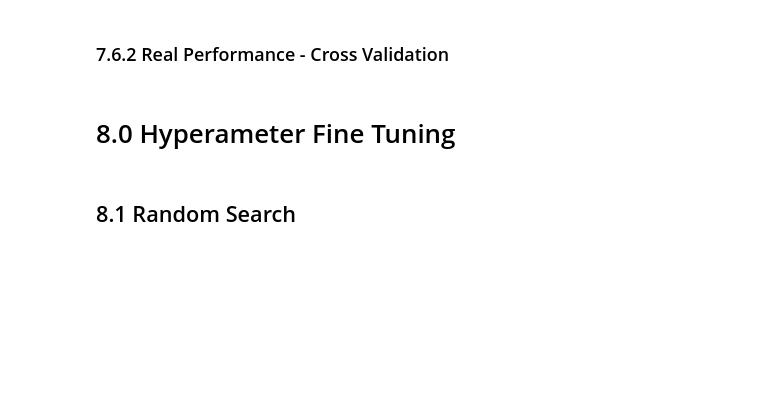
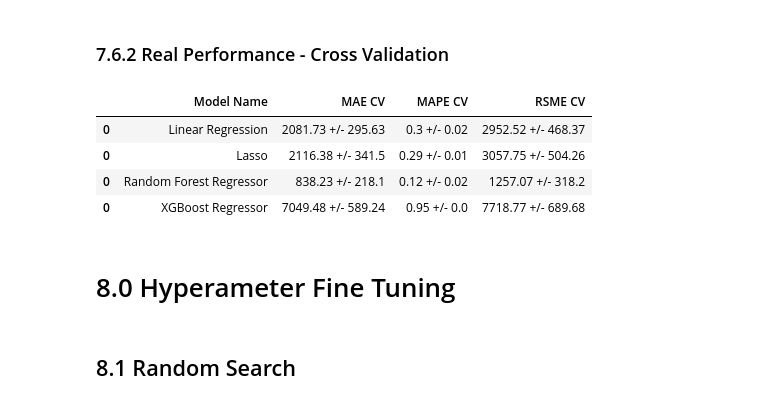
Before and after one commit to jefslima/Rossmann-Store-Prediction, a Jupyter notebook: Rossmann_Store_Sales_M09-10.ipynb, the cells around one changed output. Cells and saved outputs as stored; diff of their text form; code cells hidden in the pictures; blank space fills up the shorter version.

```diff
--- a/Rossmann_Store_Sales_M09-10.ipynb
+++ b/Rossmann_Store_Sales_M09-10.ipynb
@@ -950,6 +1123,5 @@ rf_result
 # %% [markdown]
 ## 7.4.1 Random Forest Regressor  - Cross Validation
 # %%
-#testar em CASA!!!!
-#rs_resul_cv = cross_validation(x_training, 5, 'Random Forest Regressor', rf , verbose= True)
-#rs_resul_cv
+rs_resul_cv = cross_validation(x_training, 5, 'Random Forest Regressor', rf , verbose= True)
+rs_resul_cv
@@ -958,11 +1142,11 @@ rf_result
 # %%
 #model
 model_xgb = xgb.XGBRegressor( objective='reg:squarederror',
-                             n_estimators=3500, #padrao #100
-                             eta=0.3,         #padrao #0.01
-                             max_depht=5,     #padrao #10
-                             subsample=0.5,     #padrao #0.7
-                             colsample_bytee=0.9,  #padrao #0.9
+                             n_estimators=100,
+                             eta=0.01,
+                             max_depht=10,
+                             subsample=0.7,
+                             colsample_bytee=0.9,
                             min_child_weight=3 ).fit(x_train, y_train)
 
 #prediction
@@ -986,8 +1206,16 @@ modelling_result.sort_values('RSME')
 # %% [markdown]
 ### 7.6.2 Real Performance - Cross Validation
 # %%
-modelling_result_cv= pd.concat([lr_result_cv,lrr_result_cv,rf_result_cv,xgb_result_cv])
-modelling_result_cv.sort_values('RSME')
+modelling_result_cv= pd.concat([lr_result_cv,lrr_result_cv,rs_resul_cv,xgb_result_cv])
+#modelling_result_cv.sort_values('RSME')
+
+modelling_result_cv
+# %% [output]
+|  | Model Name | MAE CV | MAPE CV | RSME CV |
+| 0 | Linear Regression | 2081.73 +/- 295.63 | 0.3 +/- 0.02 | 2952.52 +/- 468.37 |
+| 0 | Lasso | 2116.38 +/- 341.5 | 0.29 +/- 0.01 | 3057.75 +/- 504.26 |
+| 0 | Random Forest Regressor | 838.23 +/- 218.1 | 0.12 +/- 0.02 | 1257.07 +/- 318.2 |
+| 0 | XGBoost Regressor | 7049.48 +/- 589.24 | 0.95 +/- 0.0 | 7718.77 +/- 689.68 |
 # %% [markdown]
 # 8.0 Hyperameter Fine Tuning
 # %%
```
Also changed, not shown: parts of 49 cells of this notebook.
